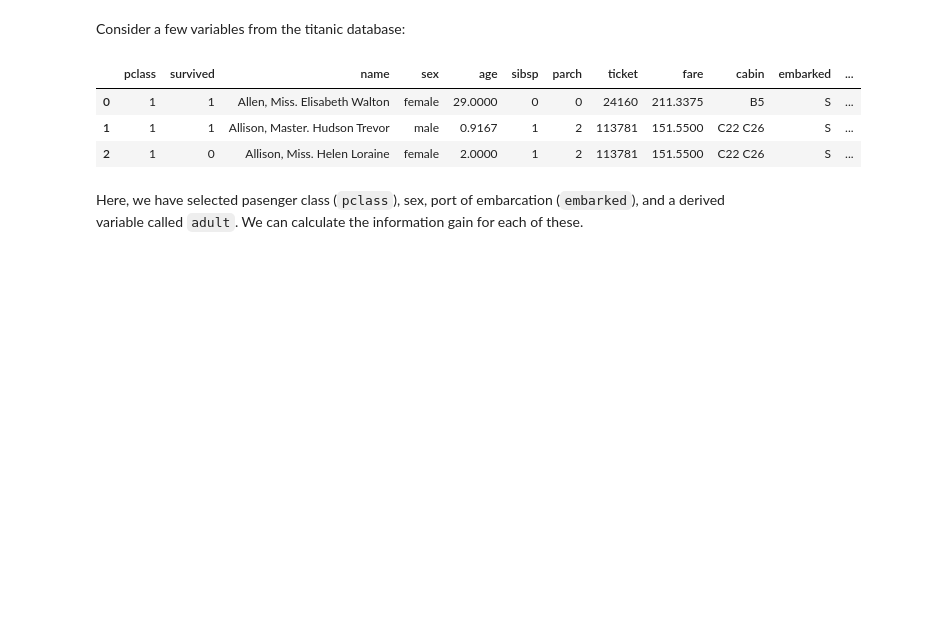
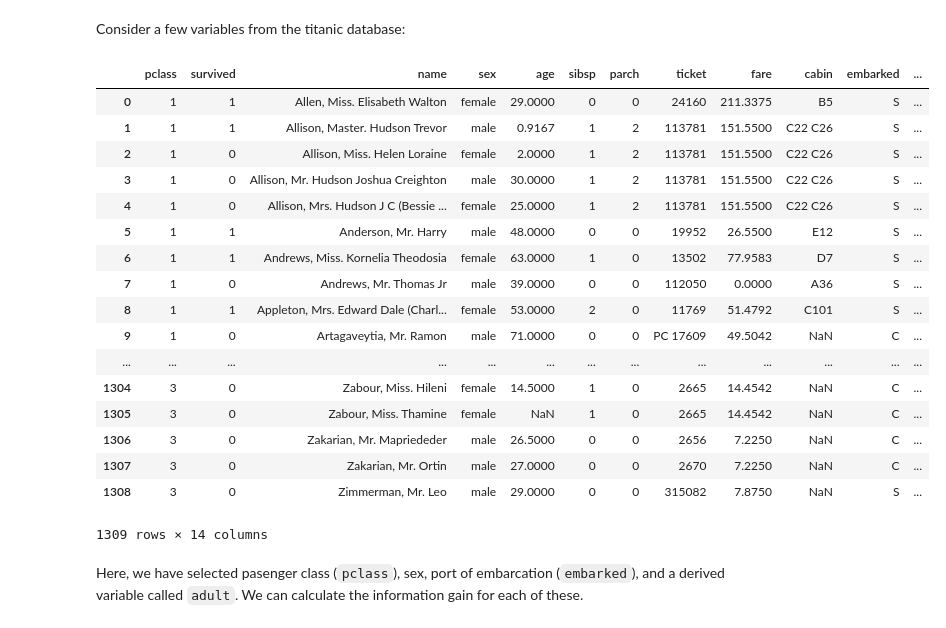
Before and after one commit to geenaildefonso/Project_Ildefonso_Maddox, a Jupyter notebook: notebooks/Section6_5-Decision-Trees.ipynb, the cells around one changed output. Cells and saved outputs as stored; diff of their text form; code cells hidden in the pictures; blank space fills up the shorter version.

```diff
--- a/notebooks/Section6_5-Decision-Trees.ipynb
+++ b/notebooks/Section6_5-Decision-Trees.ipynb
@@ -286,13 +286,27 @@ def info_gain(X, y, feature):
 # %% [markdown]
 Consider a few variables from the titanic database:
 # %%
-titanic = pd.read_excel("../data/titanic.xls", "titanic")
-titanic.head(3)
+titanic = pd.read_excel("/Users/geenaildefonso/Projects/StatComputing/Bios8366/data/titanic.xls", "titanic")
+titanic
 # %% [output]
 |  | pclass | survived | name | sex | age | sibsp | parch | ticket | fare | cabin | embarked | ... |
 | 0 | 1 | 1 | Allen, Miss. Elisabeth Walton | female | 29.0000 | 0 | 0 | 24160 | 211.3375 | B5 | S | ... |
 | 1 | 1 | 1 | Allison, Master. Hudson Trevor | male | 0.9167 | 1 | 2 | 113781 | 151.5500 | C22 C26 | S | ... |
 | 2 | 1 | 0 | Allison, Miss. Helen Loraine | female | 2.0000 | 1 | 2 | 113781 | 151.5500 | C22 C26 | S | ... |
+| 3 | 1 | 0 | Allison, Mr. Hudson Joshua Creighton | male | 30.0000 | 1 | 2 | 113781 | 151.5500 | C22 C26 | S | ... |
+| 4 | 1 | 0 | Allison, Mrs. Hudson J C (Bessie ... | female | 25.0000 | 1 | 2 | 113781 | 151.5500 | C22 C26 | S | ... |
+| 5 | 1 | 1 | Anderson, Mr. Harry | male | 48.0000 | 0 | 0 | 19952 | 26.5500 | E12 | S | ... |
+| 6 | 1 | 1 | Andrews, Miss. Kornelia Theodosia | female | 63.0000 | 1 | 0 | 13502 | 77.9583 | D7 | S | ... |
+| 7 | 1 | 0 | Andrews, Mr. Thomas Jr | male | 39.0000 | 0 | 0 | 112050 | 0.0000 | A36 | S | ... |
+| 8 | 1 | 1 | Appleton, Mrs. Edward Dale (Charl... | female | 53.0000 | 2 | 0 | 11769 | 51.4792 | C101 | S | ... |
+| 9 | 1 | 0 | Artagaveytia, Mr. Ramon | male | 71.0000 | 0 | 0 | PC 17609 | 49.5042 | NaN | C | ... |
+| ... | ... | ... | ... | ... | ... | ... | ... | ... | ... | ... | ... | ... |
+| 1304 | 3 | 0 | Zabour, Miss. Hileni | female | 14.5000 | 1 | 0 | 2665 | 14.4542 | NaN | C | ... |
+| 1305 | 3 | 0 | Zabour, Miss. Thamine | female | NaN | 1 | 0 | 2665 | 14.4542 | NaN | C | ... |
+| 1306 | 3 | 0 | Zakarian, Mr. Mapriededer | male | 26.5000 | 0 | 0 | 2656 | 7.2250 | NaN | C | ... |
+| 1307 | 3 | 0 | Zakarian, Mr. Ortin | male | 27.0000 | 0 | 0 | 2670 | 7.2250 | NaN | C | ... |
+| 1308 | 3 | 0 | Zimmerman, Mr. Leo | male | 29.0000 | 0 | 0 | 315082 | 7.8750 | NaN | S | ... |
+1309 rows × 14 columns
 # %% [markdown]
 Here, we have selected pasenger class (`pclass`), sex, port of embarcation (`embarked`), and a derived variable called `adult`. We can calculate the information gain for each of these.
 # %%
```
Also changed, not shown: parts of 6 cells of this notebook, 6 other files.
